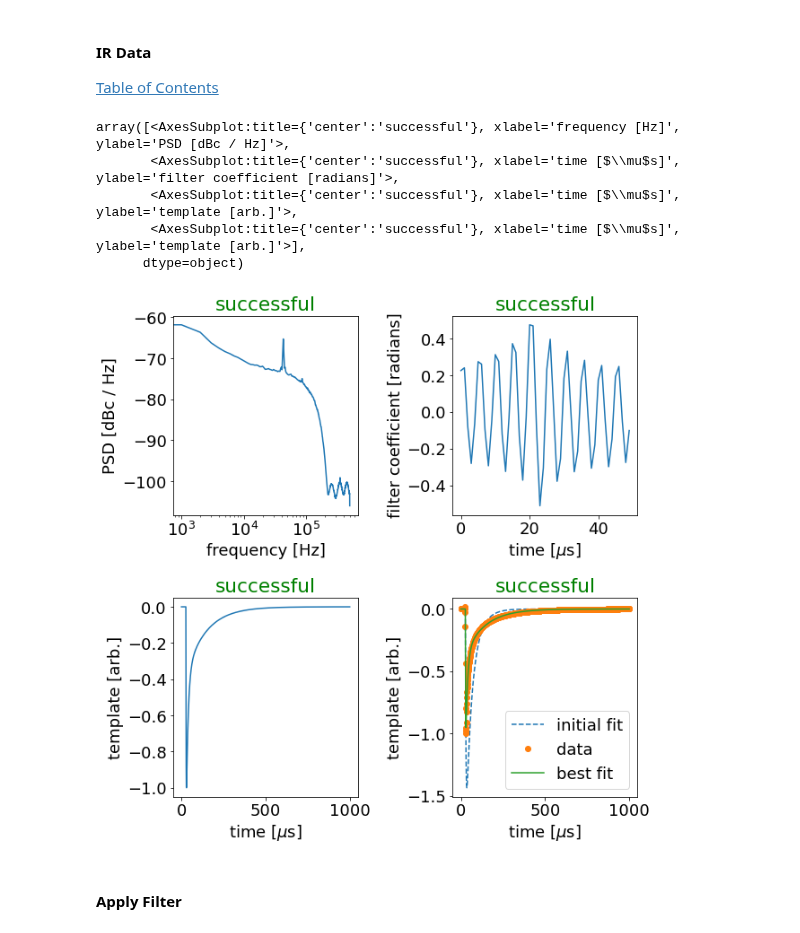
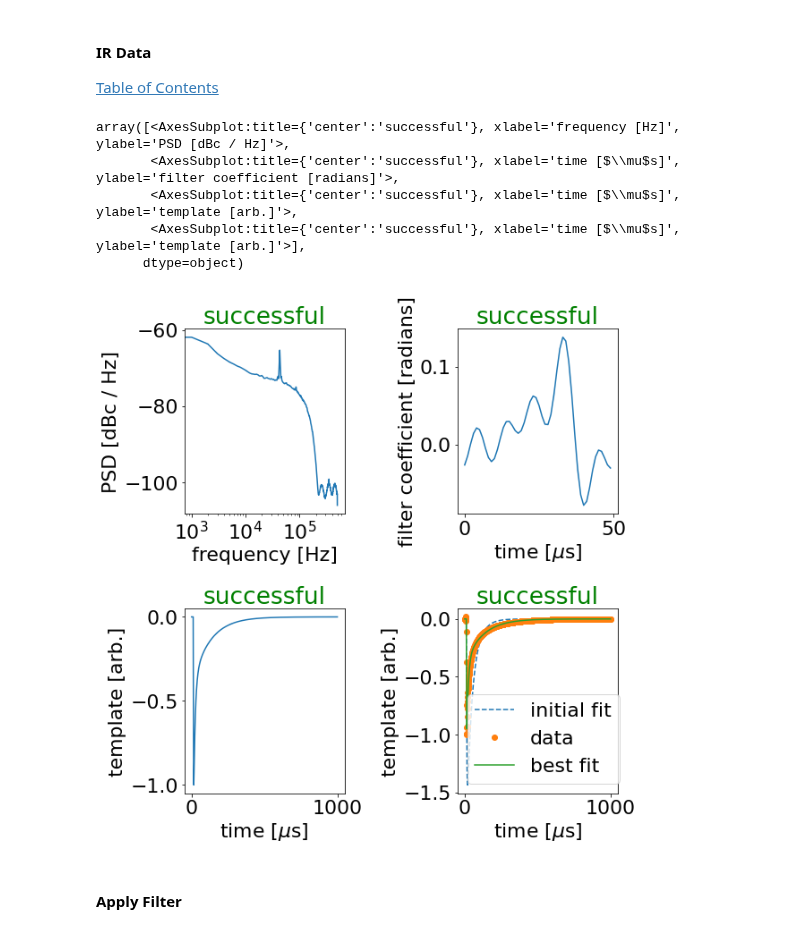
Before and after one commit to MazinLab/MKIDReadoutAnalysis, a Jupyter notebook: Optimal_Filter_R_Comparison.ipynb, the cells around one changed output. Drawn from its saved outputs; the diff is of its cells as text; code cells hidden in the pictures.

```diff
--- a/Optimal_Filter_R_Comparison.ipynb
+++ b/Optimal_Filter_R_Comparison.ipynb
@@ -355,38 +360,42 @@ cfg.registerfromkvlist((('dt', 1e-6),
 ('fit', True),
 ('summary_plot', True),
 ('pulses.unwrap', False),
 ('pulses.fallback_template', 'default'),
 ('pulses.ntemplate', 1000), # need to set this larger to calculate covariance matrix in the time domain "accurately" for the number of selected filter coefficients
-('pulses.offset', 30),
+('pulses.offset', 15),
 ('pulses.threshold', 6), # sigma above noise
 ('pulses.separation', 80),
 ('pulses.min_pulses', 10000),
 ('noise.nwindow', 1000), #1000
 ('noise.isolation', 200),
 ('noise.max_windows', 2000), # maximum number of nwindows of samples needed before moving on [int]
 ('noise.max_noise', 5000), #2000
 ('template.percent', 80),
-('template.cutoff', .2),
+('template.cutoff', .1),
 ('template.min_tau', 5),
 ('template.max_tau', 100),
 ('template.fit', 'triple_exponential'),
-('filter.filter_type', 'wiener'),
+('filter.filter_type', 'wiener'), #using 'matched' should always be better
 ('filter.nfilter', 50), # for messing around this should be closer to 1000 and ntemplate should be increased to be 5-10x nfilter
                         # need to make sure filter is periodic and this gets hard when the filter is short
 ('filter.normalize', True)), namespace='')
 
 ofc = Calculator(phase=ir_phase, config=cfg, name='simulated')
-
+# ofc.cfg = cfg
 ofc.calculate(clear=False)
 
 ofc.plot()
+
+# fft of template has some roll off because of anti aliasing filter
+# fit uses 2 time constants consistent with pulse response but doesn't include antialiasing filter
+# noise psd has same antialiasing filter roll off
 # %% [output]
 array([<AxesSubplot:title={'center':'successful'}, xlabel='frequency [Hz]', ylabel='PSD [dBc / Hz]'>,
        <AxesSubplot:title={'center':'successful'}, xlabel='time [$\\mu$s]', ylabel='filter coefficient [radians]'>,
        <AxesSubplot:title={'center':'successful'}, xlabel='time [$\\mu$s]', ylabel='template [arb.]'>,
        <AxesSubplot:title={'center':'successful'}, xlabel='time [$\\mu$s]', ylabel='template [arb.]'>],
       dtype=object)
-[figure, old version]
+[figure, new version]
 # %% [markdown]
 #### Apply Filter
 # %%
```
Also changed, not shown: parts of 6 cells of this notebook, 5 other files.
